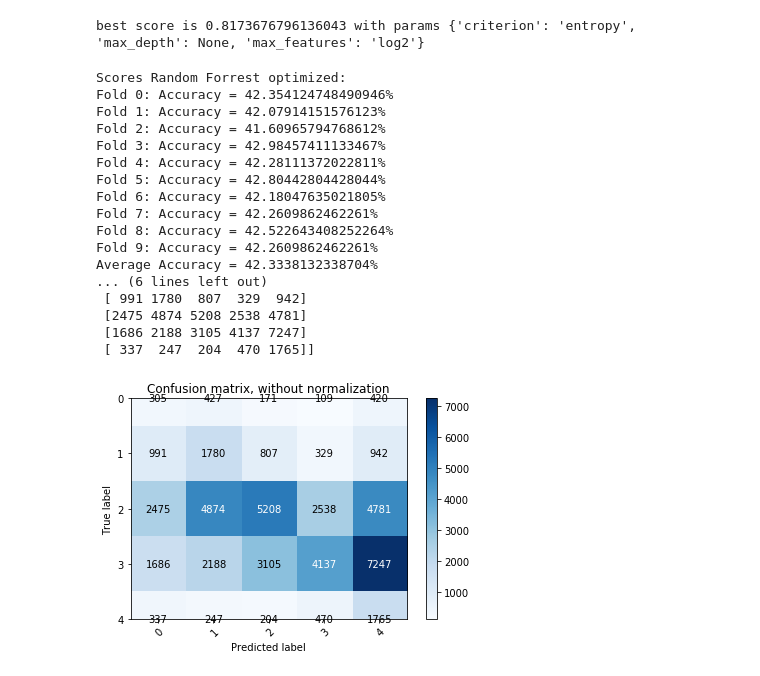
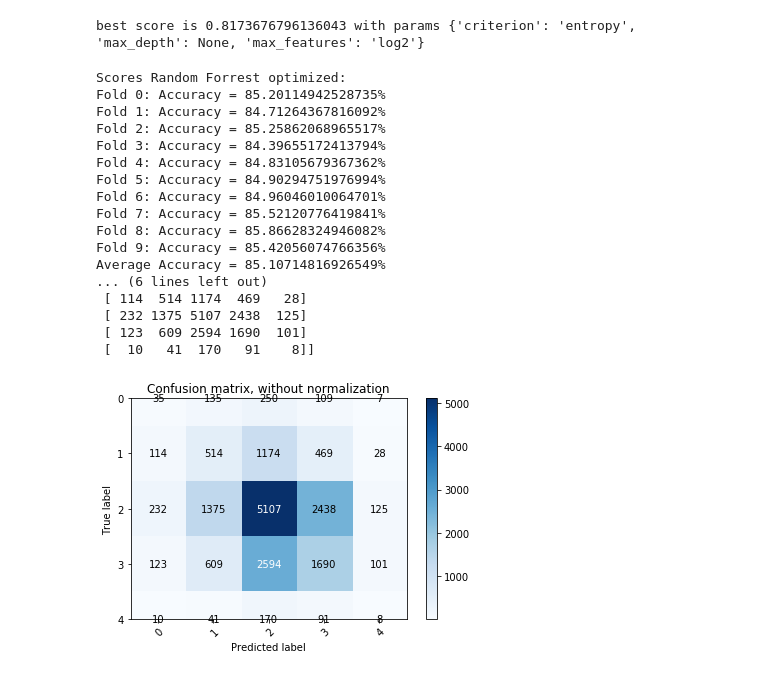
Before and after one commit to janapfeffer/DM_Project_MoviePrediction, a Jupyter notebook: Classification.ipynb, the cells around one changed output. Saved outputs shown, nothing was run; the diff lists cells and outputs as text; code cells hidden in the pictures.

```diff
--- a/Classification.ipynb
+++ b/Classification.ipynb
@@ -402,10 +396,10 @@ def plot_confusion_matrix(y_true, y_pred, classes,
     fig.tight_layout()
     return ax
 # %%
-# do now Knn with k = 29 and applie 10 cross fold
+# do now Knn with k = 2 and applie 10 cross fold
 
 # create and fit a knn classifier
-knn_reg = KNeighborsClassifier(n_neighbors=29)
+knn_reg = KNeighborsClassifier(n_neighbors=2)
 
 knn_reg.fit(features_train, rating_train)
 rating_pred_knn = knn_reg.predict(features_test)
@@ -431,7 +425,7 @@ class_names = ['0','1','2','3','4','5']
 np.set_printoptions(precision=2)
 
 # Plot non-normalized confusion matrix
-plot_confusion_matrix(rating_test, rating_pred_rf, classes=class_names,
+plot_confusion_matrix(rating_test, rating_pred_knn, classes=class_names,
                       title='Confusion matrix, without normalization')
 
 
@@ -496,7 +490,7 @@ best score is 0.8526232571510709 with params {'criterion': 'gini', 'max_depth':
 # do now Random Forest with entropy, maxdeepth 3 and applie 10 cross fold
 
 ##### create and fit a RandomForestClassifier
-rf_reg = RandomForestClassifier(criterion='gini', max_depth=3, max_features=None)
+rf_reg = RandomForestClassifier(criterion='gini', max_depth=None, max_features='auto')
 rf_reg.fit(features_train, rating_train)
 rating_pred_rf = rf_reg.predict(features_test)
 
@@ -838,7 +832,7 @@ best score is 0.7945327698396727 with params {'n_neighbors': 2}
 # do now Knn with k = 5 and applie 10 cross fold
 
 # create and fit a knn classifier
-knn_reg = KNeighborsClassifier(n_neighbors=5)
+knn_reg = KNeighborsClassifier(n_neighbors=2)
 
 knn_reg.fit(features_train, rating_train)
 rating_pred_knn = knn_reg.predict(features_test)
@@ -922,52 +916,52 @@ best score is 0.8173676796136043 with params {'criterion': 'entropy', 'max_depth
 # do now Random Forest with gini, maxdeepth 10 and applie 10 cross fold
 
 ##### create and fit a RandomForestClassifier
-rf_reg = RandomForestClassifier(criterion='gini', max_depth=10, max_features=None)
+rf_reg = RandomForestClassifier(criterion='entropy', max_depth=None, max_features='log2')
 rf_reg.fit(features_train, rating_train)
 rating_pred_rf = rf_reg.predict(features_test)
 
 print("Scores Random Forrest optimized:")
 
 
 #compute accuracy score
 
 accuracy_knn = cross_val_score(rf_reg, features_train, rating_train, cv=stratified_10_fold_cv, scoring='accuracy')
 
 for i, acc in enumerate(accuracy_knn):
     print("Fold {}: Accuracy = {}%".format(i, acc * 100.0))
 
 print("Average Accuracy = {}%".format(accuracy_knn.mean() * 100.0))
 print()
 print("Accuracy on Test Data: {}".format(accuracy_score(rating_test, rating_pred_rf)))
 print("f1_score on Test Data: {}".format(f1_score(rating_test, rating_pred_rf, average='weighted')))
 
 class_names = ['0','1','2','3','4','5']
 
 print(np.unique(ar=rating_train))
 np.set_printoptions(precision=2)
 
 # Plot non-normalized confusion matrix
 plot_confusion_matrix(rating_test, rating_pred_rf, classes=class_names,
                       title='Confusion matrix, without normalization')
 
 
 plt.show()
 # %% [output]
 Scores Random Forrest optimized:
-Fold 0: Accuracy = 42.354124748490946%
-Fold 1: Accuracy = 42.07914151576123%
-Fold 2: Accuracy = 41.60965794768612%
-Fold 3: Accuracy = 42.98457411133467%
-Fold 4: Accuracy = 42.28111372022811%
-Fold 5: Accuracy = 42.80442804428044%
-Fold 6: Accuracy = 42.18047635021805%
-Fold 7: Accuracy = 42.2609862462261%
-Fold 8: Accuracy = 42.522643408252264%
-Fold 9: Accuracy = 42.2609862462261%
-Average Accuracy = 42.3338132338704%
+Fold 0: Accuracy = 85.20114942528735%
+Fold 1: Accuracy = 84.71264367816092%
+Fold 2: Accuracy = 85.25862068965517%
+Fold 3: Accuracy = 84.39655172413794%
+Fold 4: Accuracy = 84.83105679367362%
+Fold 5: Accuracy = 84.90294751976994%
+Fold 6: Accuracy = 84.96046010064701%
+Fold 7: Accuracy = 85.52120776419841%
+Fold 8: Accuracy = 85.86628324946082%
+Fold 9: Accuracy = 85.42056074766356%
+Average Accuracy = 85.10714816926549%
 ... (6 lines left out)
- [ 991 1780  807  329  942]
- [2475 4874 5208 2538 4781]
- [1686 2188 3105 4137 7247]
- [ 337  247  204  470 1765]]
+ [ 114  514 1174  469   28]
+ [ 232 1375 5107 2438  125]
+ [ 123  609 2594 1690  101]
+ [  10   41  170   91    8]]
-[figure, old version]
+[figure, new version]
```
Also changed, not shown: parts of 4 cells of this notebook, 1 other file.
